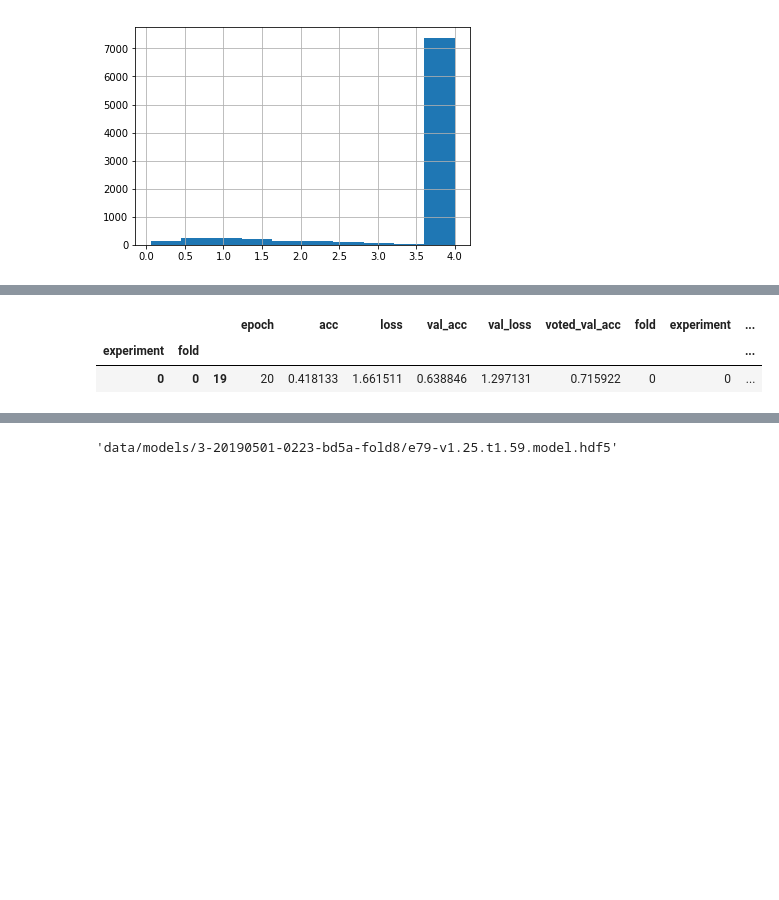
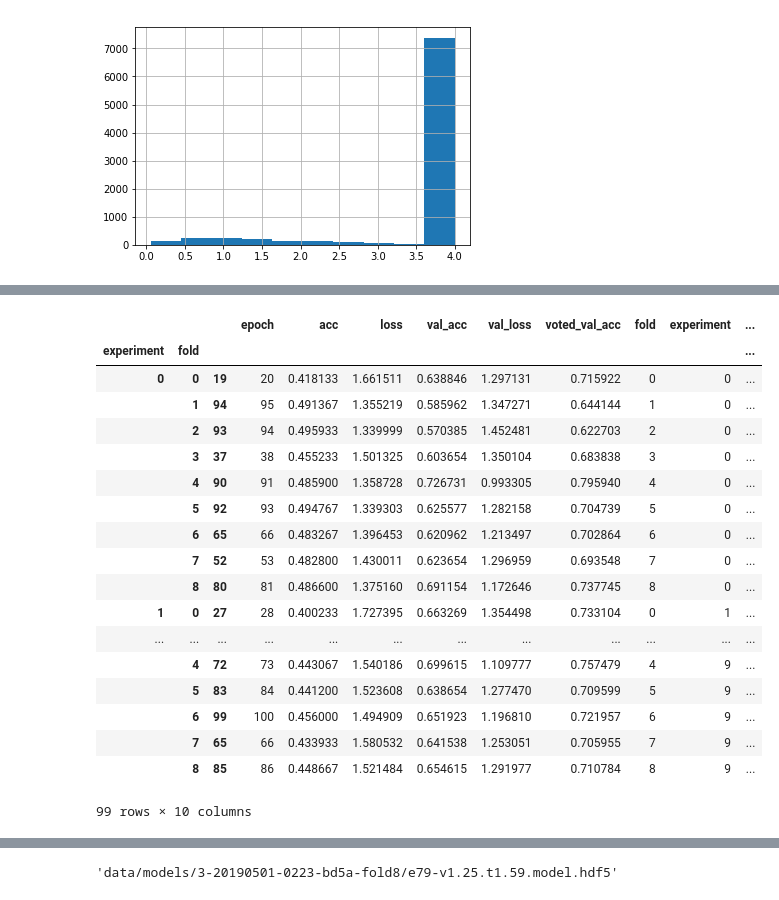
Before and after one commit to jonnor/ESC-CNN-microcontroller, a Jupyter notebook: Experiments.ipynb, the cells around one changed output, grey strips where cells are left out. Cells and saved outputs as stored; diff of their text form; code cells hidden in the pictures; blank space fills up the shorter version.

```diff
--- a/Experiments.ipynb
+++ b/Experiments.ipynb
@@ -41,9 +41,25 @@ hist.head()
 | 4 | 5 | 0.254700 | 2.162270 | 0.316923 | 2.081928 | 0.342424 | 3 | 8 | 20190501-0223-bd5a | data/models/8-20190501-0223-bd5a-... |
 # %%
 # best.nickname == 'Stride-DS-5x5'
-best = test.pick_best(hist)
-best.head(1)
+best = test.pick_best(hist, n_best=1)
+best
 # %% [output]
 |  |  |  | epoch | acc | loss | val_acc | val_loss | voted_val_acc | fold | experiment | ... |
 | experiment | fold |  |  |  |  |  |  |  |  |  | ... |
 | 0 | 0 | 19 | 20 | 0.418133 | 1.661511 | 0.638846 | 1.297131 | 0.715922 | 0 | 0 | ... |
+|  | 1 | 94 | 95 | 0.491367 | 1.355219 | 0.585962 | 1.347271 | 0.644144 | 1 | 0 | ... |
+|  | 2 | 93 | 94 | 0.495933 | 1.339999 | 0.570385 | 1.452481 | 0.622703 | 2 | 0 | ... |
+|  | 3 | 37 | 38 | 0.455233 | 1.501325 | 0.603654 | 1.350104 | 0.683838 | 3 | 0 | ... |
+|  | 4 | 90 | 91 | 0.485900 | 1.358728 | 0.726731 | 0.993305 | 0.795940 | 4 | 0 | ... |
+|  | 5 | 92 | 93 | 0.494767 | 1.339303 | 0.625577 | 1.282158 | 0.704739 | 5 | 0 | ... |
+|  | 6 | 65 | 66 | 0.483267 | 1.396453 | 0.620962 | 1.213497 | 0.702864 | 6 | 0 | ... |
+|  | 7 | 52 | 53 | 0.482800 | 1.430011 | 0.623654 | 1.296959 | 0.693548 | 7 | 0 | ... |
+|  | 8 | 80 | 81 | 0.486600 | 1.375160 | 0.691154 | 1.172646 | 0.737745 | 8 | 0 | ... |
+| 1 | 0 | 27 | 28 | 0.400233 | 1.727395 | 0.663269 | 1.354498 | 0.733104 | 0 | 1 | ... |
+| ... | ... | ... | ... | ... | ... | ... | ... | ... | ... | ... | ... |
+|  | 4 | 72 | 73 | 0.443067 | 1.540186 | 0.699615 | 1.109777 | 0.757479 | 4 | 9 | ... |
+|  | 5 | 83 | 84 | 0.441200 | 1.523608 | 0.638654 | 1.277470 | 0.709599 | 5 | 9 | ... |
+|  | 6 | 99 | 100 | 0.456000 | 1.494909 | 0.651923 | 1.196810 | 0.721957 | 6 | 9 | ... |
+|  | 7 | 65 | 66 | 0.433933 | 1.580532 | 0.641538 | 1.253051 | 0.705955 | 7 | 9 | ... |
+|  | 8 | 85 | 86 | 0.448667 | 1.521484 | 0.654615 | 1.291977 | 0.710784 | 8 | 9 | ... |
+99 rows × 10 columns
```
Also changed, not shown: parts of 2 cells of this notebook.
